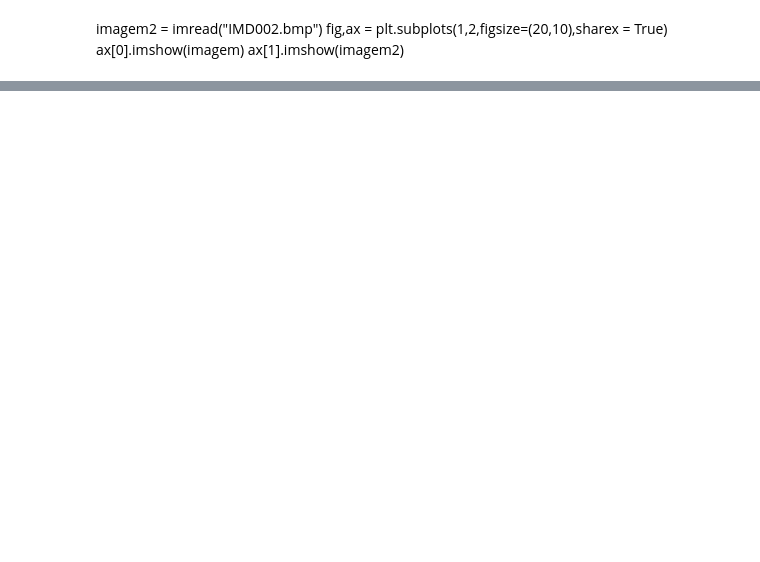
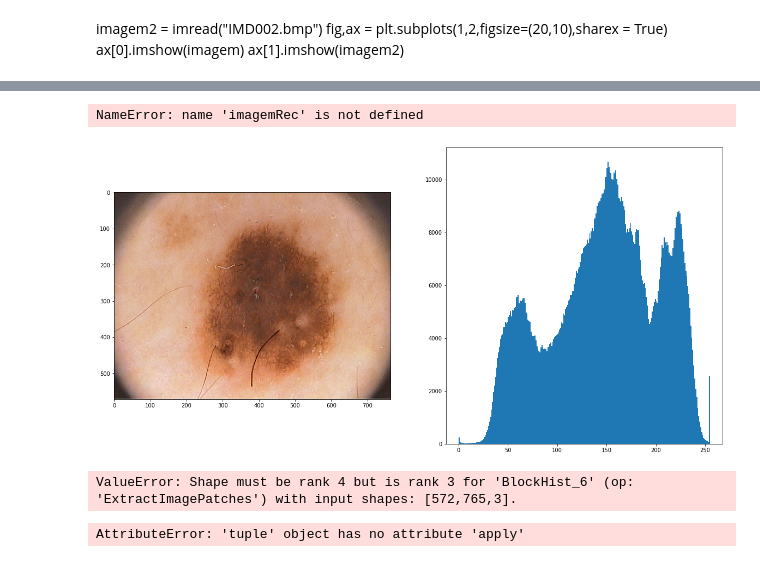
Before and after one commit to FranciscoMaik/DescritorHOG, a Jupyter notebook: HOG.ipynb, the cells around one changed output, grey strips where cells are left out. Drawn from its saved outputs; the diff is of its cells as text; code cells hidden in the pictures; blank space fills up the shorter version.

```diff
--- a/HOG.ipynb
+++ b/HOG.ipynb
@@ -59,0 +73,4 @@ plt.imshow(imagem_total_g,cmap='gray')
+# %%
+plt.imshow(imagemRec, cmap ="gray")
+# %% [output]
+NameError: name 'imagemRec' is not defined
@@ -59,0 +82,28 @@ plt.imshow(imagem_total_g,cmap='gray')
+# %%
+from skimage.exposure import histogram
+hist = histogram(imagem,nbins=256)
+fig,ax = plt.subplots(1,2,figsize=(20,10))
+ax[0].imshow(imagem,cmap = "gray")
+ax[1].hist(imagem.ravel(),range(256))
+aux = hist = histogram(imagem,nbins=256)
+# %% [output]
+[figure, added]
+# %%
+import tensorflow as tf
+block_hist = tf.extract_image_patches(imagem,
+                                          ksizes  = [3,572,765,3],
+                                          strides = [3,572,765,3],
+                                          rates   = [3,1,1,1],
+                                          padding = 'VALID',
+                                          name    = "BlockHist")
+imagem = tf.nn.l2_normalize(imagem, 3, epsilon=1.0)
+# %% [output]
+ValueError: Shape must be rank 4 but is rank 3 for 'BlockHist_6' (op: 'ExtractImagePatches') with input shapes: [572,765,3].
+# %%
+from sklearn.preprocessing import scale
+from sklearn.preprocessing import minmax_scale
+
+
+hist.apply(scale)
+# %% [output]
+AttributeError: 'tuple' object has no attribute 'apply'
```
Also changed, not shown: parts of 9 cells of this notebook, 2 other files.
